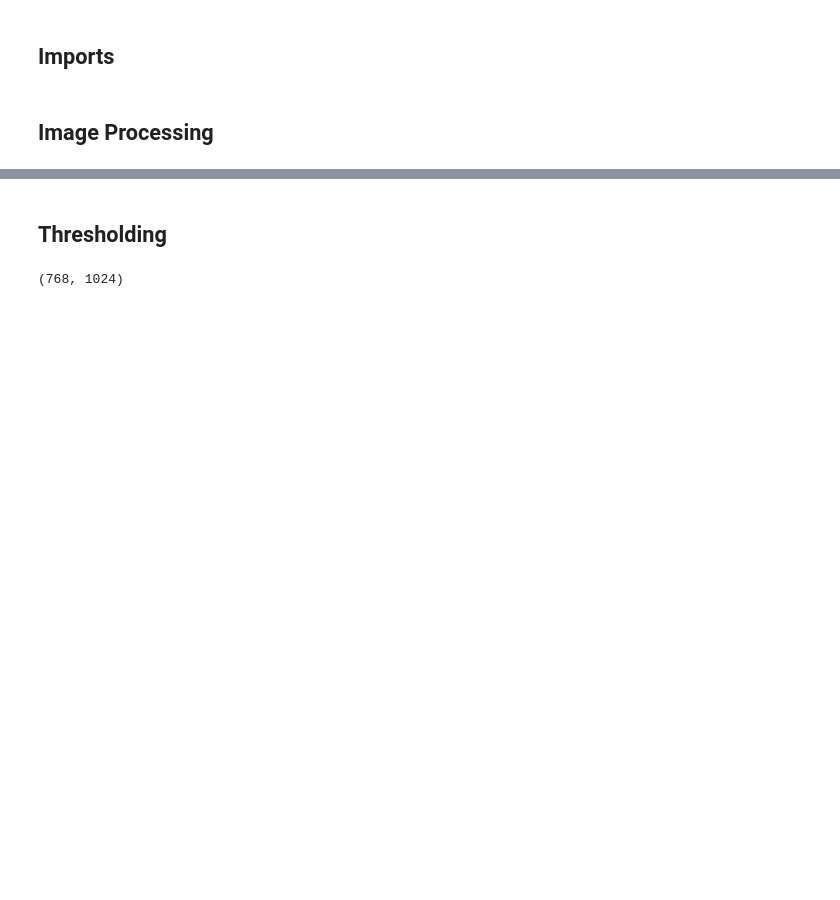
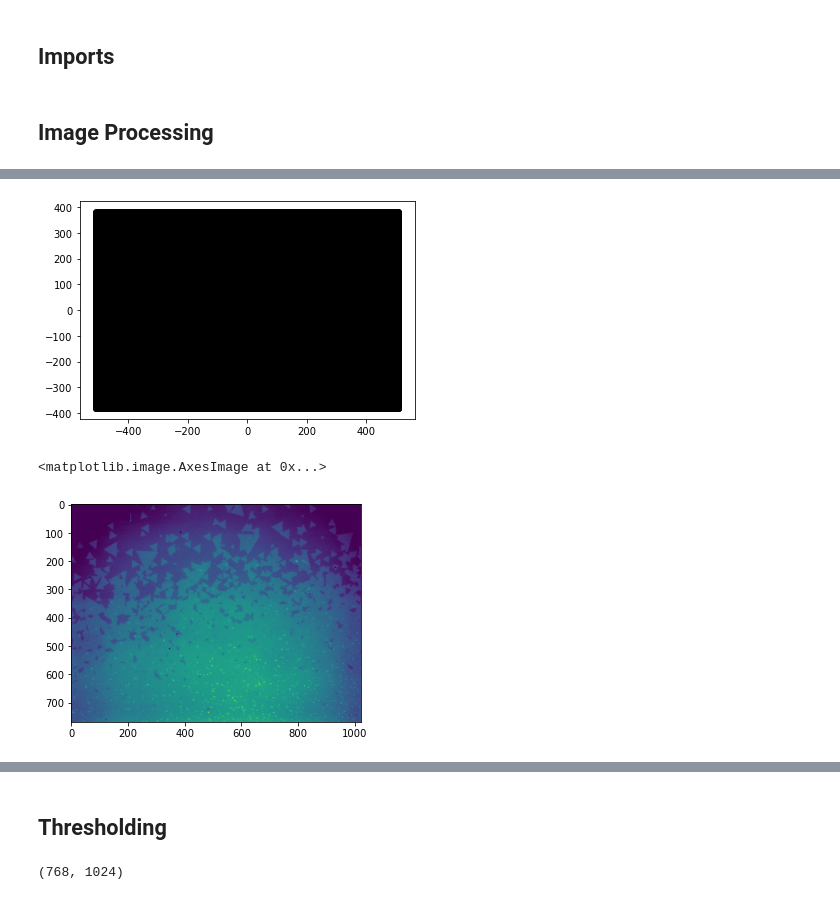
Before and after one commit to Bacenl/Adaptive-Thresholding, a Jupyter notebook: Code.ipynb, the cells around one changed output, grey strips where cells are left out. Saved outputs shown, nothing was run; the diff lists cells and outputs as text; code cells hidden in the pictures; blank space fills up the shorter version.

```diff
--- a/Code.ipynb
+++ b/Code.ipynb
@@ -95,0 +118,27 @@ plt.show()
+# %%
+width = len(gray[0])
+height = len(gray[:,0])
+
+data = np.empty((width*height,3))
+
+widthArray = np.linspace(-width/2 , width/2, width)
+heightArray = np.linspace(-height/2 , height/2, height)
+
+#widthArray = np.arange(len(gray[0]))
+#heightArray = np.arange(len(gray[:,0]))
+
+xx, yy = np.meshgrid(widthArray,heightArray)
+
+plt.plot(xx, yy, marker='.', color='k', linestyle='none')
+plt.show()
+
+data[:,0] = xx.flatten()
+data[:,1] = yy.flatten()
+data[:,2] = gray[:,:].flatten()
+
+
+plt.imshow(data[:, 2].reshape(height,width))
+# %% [output]
+[figure, added]
+<matplotlib.image.AxesImage at 0x...>
+[figure, added]
```
Also changed, not shown: parts of 12 cells of this notebook.
